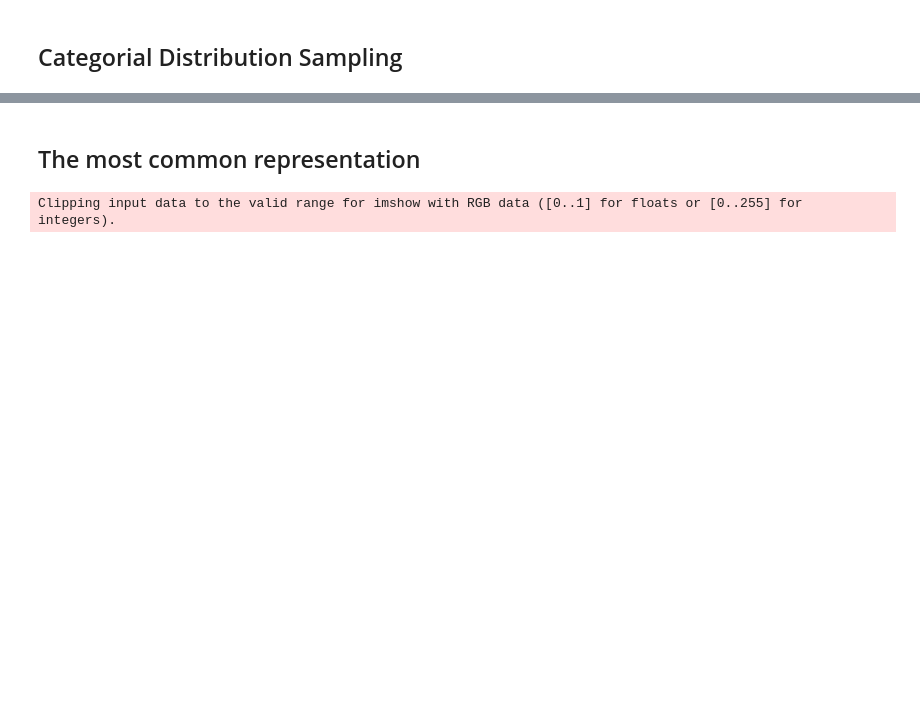
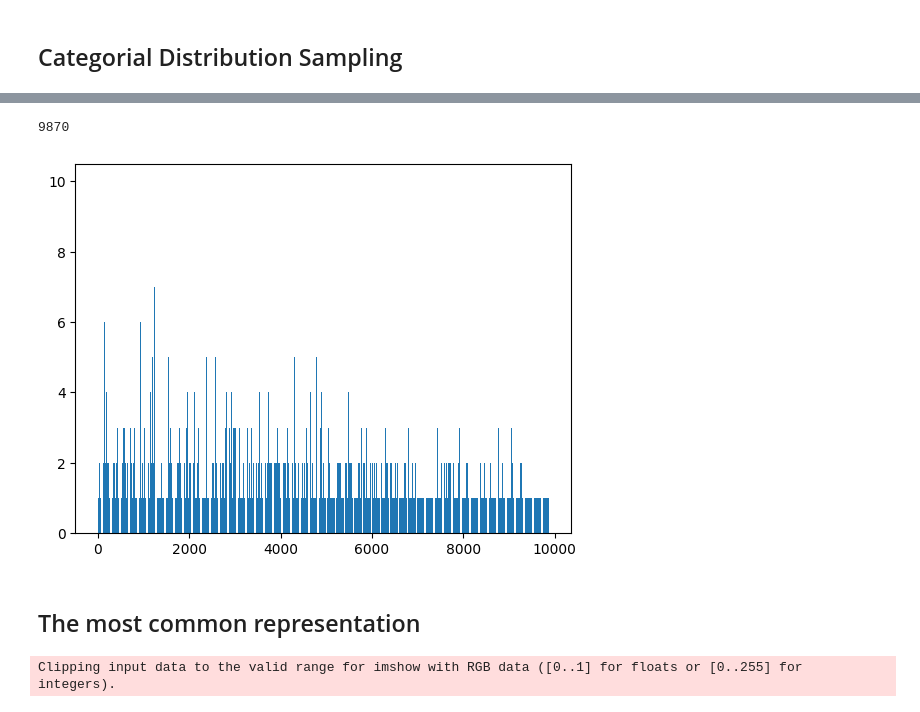
Before and after one commit to xhzgenius/VQ-VAE, a Jupyter notebook: visualization.ipynb, the cells around one changed output, grey strips where cells are left out. Drawn from its saved outputs; the diff is of its cells as text; code cells hidden in the pictures; blank space fills up the shorter version.

```diff
--- a/visualization.ipynb
+++ b/visualization.ipynb
@@ -249,3 +253,10 @@ torch.Size([24, 64, 8, 8])
+# %%
+print(len(hist))
+plt.bar(list(range(len(hist))), hist.values())
+plt.show()
+# %% [output]
+9870
+[figure, added]
 # %% [markdown]
 ## The most common representation
 # %%
```
Also changed, not shown: parts of 8 cells of this notebook, 5 other files.
